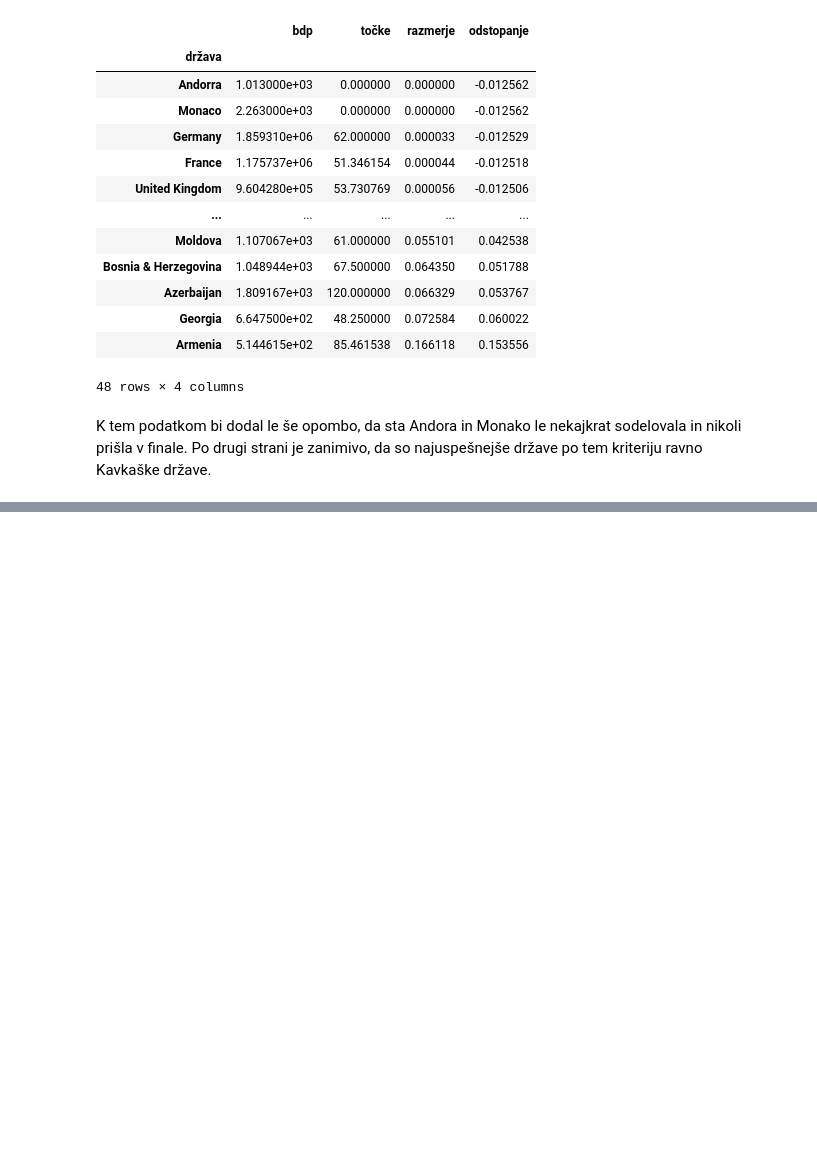
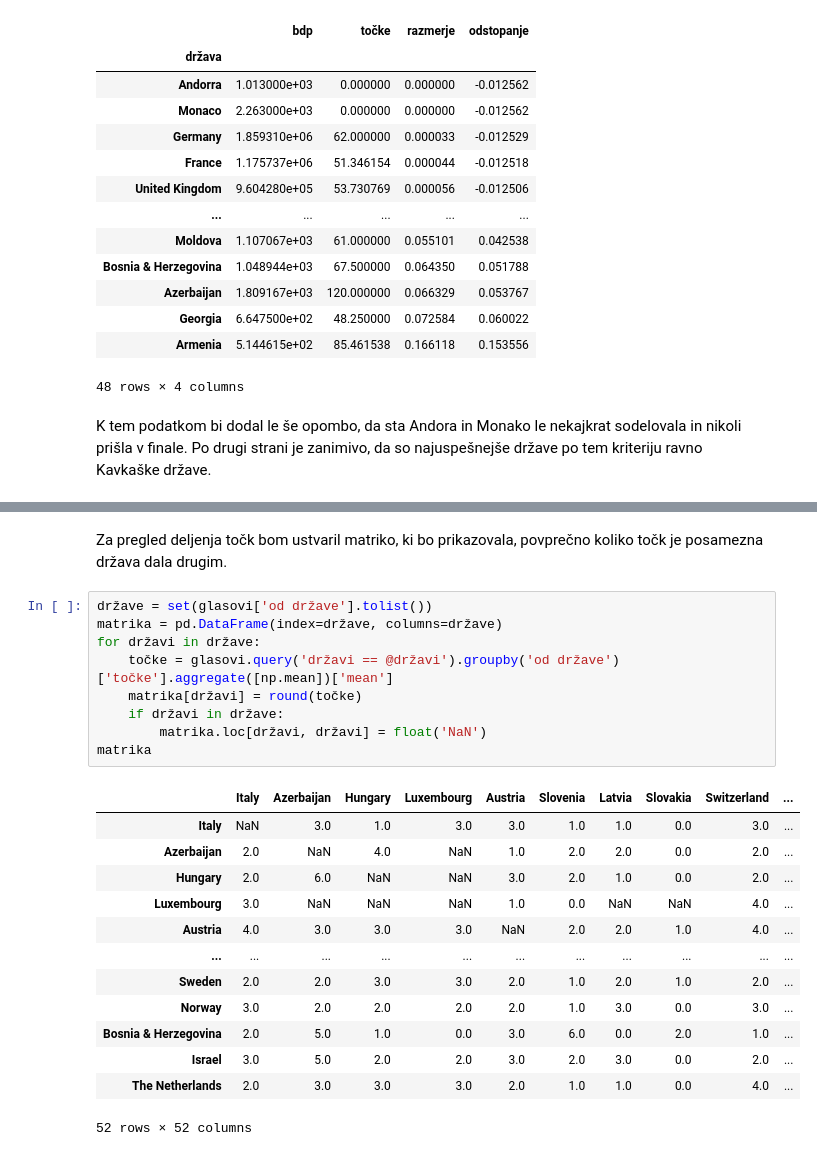
Before and after one commit to lukasimcic/Evrovizija-obdelava-podatkov, a Jupyter notebook: obdelava_podatkov.ipynb, the cells around one changed output, grey strips where cells are left out. Drawn from its saved outputs; the diff is of its cells as text; blank space fills up the shorter version.

```diff
--- a/obdelava_podatkov.ipynb
+++ b/obdelava_podatkov.ipynb
@@ -178,0 +266,25 @@ glasovi
+# %% [markdown]
+Za pregled deljenja točk bom ustvaril matriko, ki bo prikazovala, povprečno koliko točk je posamezna država dala drugim.
+# %%
+države = set(glasovi['od države'].tolist())
+matrika = pd.DataFrame(index=države, columns=države)
+for državi in države:
+    točke = glasovi.query('državi == @državi').groupby('od države')['točke'].aggregate([np.mean])['mean']
+    matrika[državi] = round(točke)
+    if državi in države:
+        matrika.loc[državi, državi] = float('NaN')
+matrika
+# %% [output]
+|  | Italy | Azerbaijan | Hungary | Luxembourg | Austria | Slovenia | Latvia | Slovakia | Switzerland | ... |
+| Italy | NaN | 3.0 | 1.0 | 3.0 | 3.0 | 1.0 | 1.0 | 0.0 | 3.0 | ... |
+| Azerbaijan | 2.0 | NaN | 4.0 | NaN | 1.0 | 2.0 | 2.0 | 0.0 | 2.0 | ... |
+| Hungary | 2.0 | 6.0 | NaN | NaN | 3.0 | 2.0 | 1.0 | 0.0 | 2.0 | ... |
+| Luxembourg | 3.0 | NaN | NaN | NaN | 1.0 | 0.0 | NaN | NaN | 4.0 | ... |
+| Austria | 4.0 | 3.0 | 3.0 | 3.0 | NaN | 2.0 | 2.0 | 1.0 | 4.0 | ... |
+| ... | ... | ... | ... | ... | ... | ... | ... | ... | ... | ... |
+| Sweden | 2.0 | 2.0 | 3.0 | 3.0 | 2.0 | 1.0 | 2.0 | 1.0 | 2.0 | ... |
+| Norway | 3.0 | 2.0 | 2.0 | 2.0 | 2.0 | 1.0 | 3.0 | 0.0 | 3.0 | ... |
+| Bosnia & Herzegovina | 2.0 | 5.0 | 1.0 | 0.0 | 3.0 | 6.0 | 0.0 | 2.0 | 1.0 | ... |
+| Israel | 3.0 | 5.0 | 2.0 | 2.0 | 3.0 | 2.0 | 3.0 | 0.0 | 2.0 | ... |
+| The Netherlands | 2.0 | 3.0 | 3.0 | 3.0 | 2.0 | 1.0 | 1.0 | 0.0 | 4.0 | ... |
+52 rows × 52 columns
```
Also changed, not shown: parts of 42 cells of this notebook.
